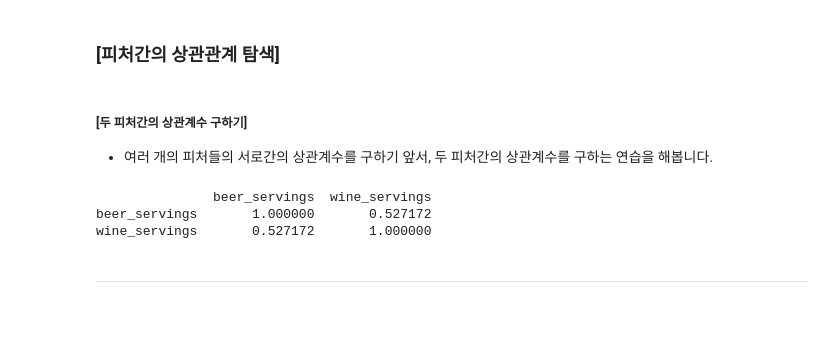
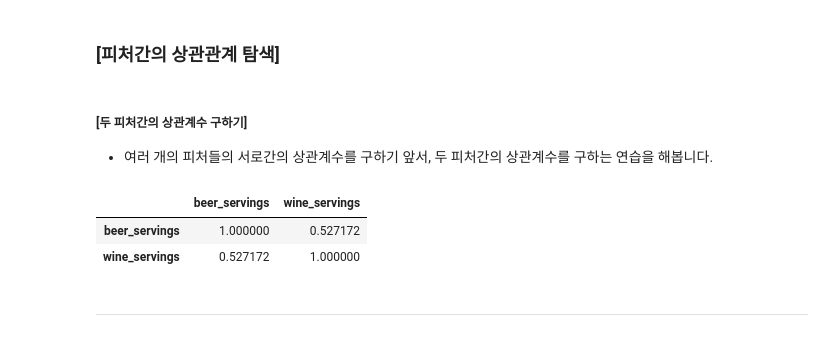
Before and after one commit to Ihan0316/ai_scool, a Jupyter notebook: 7월/7-21/05EDA분석단계-drinking_data-0.ipynb, the cells around one changed output. Cells and saved outputs as stored; diff of their text form; code cells hidden in the pictures.

```diff
--- a/7월/7-21/05EDA분석단계-drinking_data-0.ipynb
+++ b/7월/7-21/05EDA분석단계-drinking_data-0.ipynb
@@ -68,10 +56,12 @@ None
 # %%
 # 'beer_servings', 'wine_servings' 두 피처간의 상관계수를 계산합니다.
 # pearson은 상관계수를 구하는 계산 방법 중 하나를 의미하며, 가장 널리 쓰이는 방법입니다.
+
+drinks[['beer_servings','wine_servings']].corr(method='pearson')
 # %% [output]
-               beer_servings  wine_servings
-beer_servings       1.000000       0.527172
-wine_servings       0.527172       1.000000
+|  | beer_servings | wine_servings |
+| beer_servings | 1.000000 | 0.527172 |
+| wine_servings | 0.527172 | 1.000000 |
 # %% [markdown]
 -----
 # %% [markdown]
```
Also changed, not shown: parts of 5 cells of this notebook, 5 other files.
